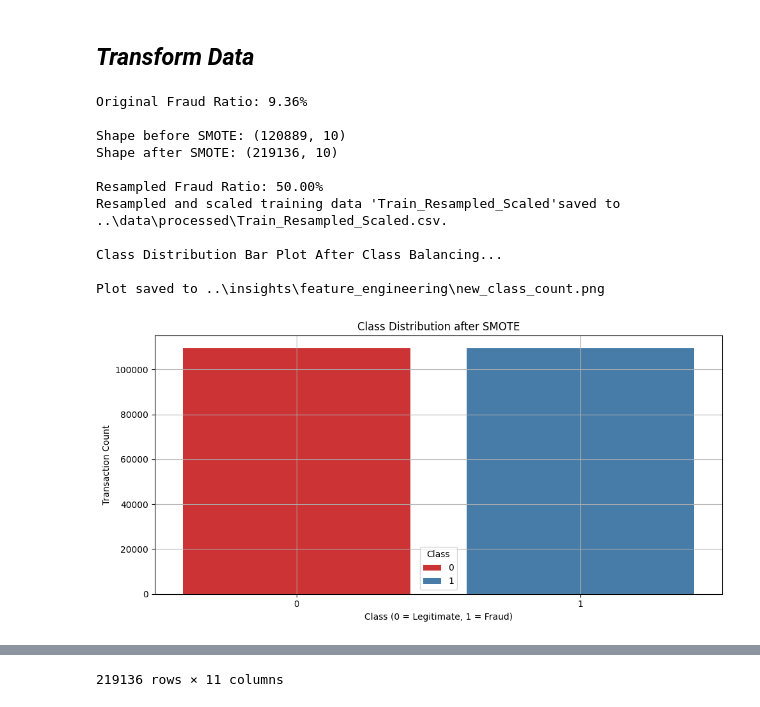
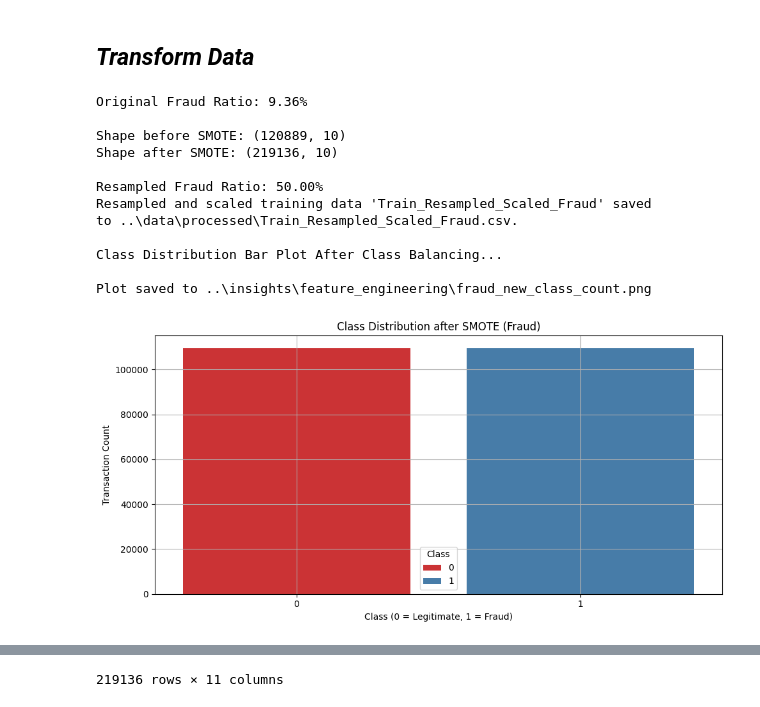
Before and after one commit to nuhaminae/Fraud-Detection-Cases-for-E-Commerce-and-Bank-Transactions, a Jupyter notebook: notebooks/02_feature_engineering.ipynb, the cells around one changed output, grey strips where cells are left out. Drawn from its saved outputs; the diff is of its cells as text; code cells hidden in the pictures.

Commit message:
update: feature engineering notebooks

```diff
--- a/notebooks/02_feature_engineering.ipynb
+++ b/notebooks/02_feature_engineering.ipynb
@@ -31,6 +31,9 @@ Module successfully imported.
 # Specify directory
 ntbk_dir = os.getcwd()  # Gets the directory of the notebook
 
+credit_path = os.path.join(
+    ntbk_dir, "..", "data", "processed", "CreditCard_processed.csv"
+)
 fraud_path = os.path.join(ntbk_dir, "..", "data", "processed", "MapIPtoCountry.csv")
 
 plot_dir = os.path.join(ntbk_dir, "..", "insights", "feature_engineering")
@@ -39,7 +42,10 @@ processed_dir = os.path.join(ntbk_dir, "..", "data", "processed")
 ## *Initialise Class*
 # %%
 engineering = FeatureEngineering(
-    fraud_path=fraud_path, processed_dir=processed_dir, plot_dir=plot_dir
+    credit_path=credit_path,
+    fraud_path=fraud_path,
+    processed_dir=processed_dir,
+    plot_dir=plot_dir,
 )
 # %% [output]
 FeatureEngineering class is initialised
@@ -97,18 +127,18 @@ Enriched fraud data saved to ..\data\processed\FraudData_FeatureEngineered.csv
 # %% [markdown]
 ## *Transform Data*
 # %%
-engineering.data_transformation()
+engineering.fraud_data_transformation()
 # %% [output]
 Original Fraud Ratio: 9.36%
 
 Shape before SMOTE: (120889, 10)
 Shape after SMOTE: (219136, 10)
 
 Resampled Fraud Ratio: 50.00%
-Resampled and scaled training data 'Train_Resampled_Scaled'saved to                 ..\data\processed\Train_Resampled_Scaled.csv.
+Resampled and scaled training data 'Train_Resampled_Scaled_Fraud' saved                 to ..\data\processed\Train_Resampled_Scaled_Fraud.csv.
 
 Class Distribution Bar Plot After Class Balancing...
 
-Plot saved to ..\insights\feature_engineering\new_class_count.png
+Plot saved to ..\insights\feature_engineering\fraud_new_class_count.png
-[figure, old version]
+[figure, new version]
 |  | Purchase_Value | Age | Ip_Address | Fraud_Rate | User_Transaction_Count | Device_Transaction_Count | ... |
```
Also changed, not shown: parts of 4 cells of this notebook.
